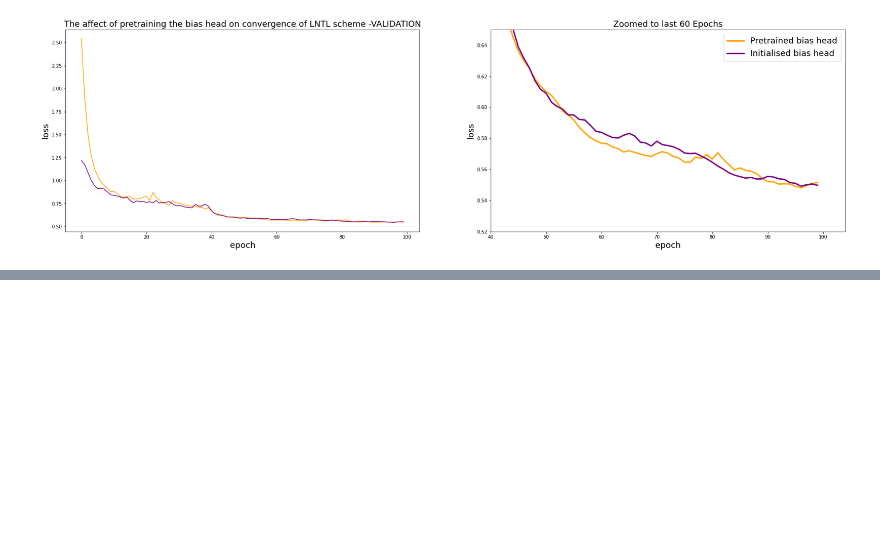
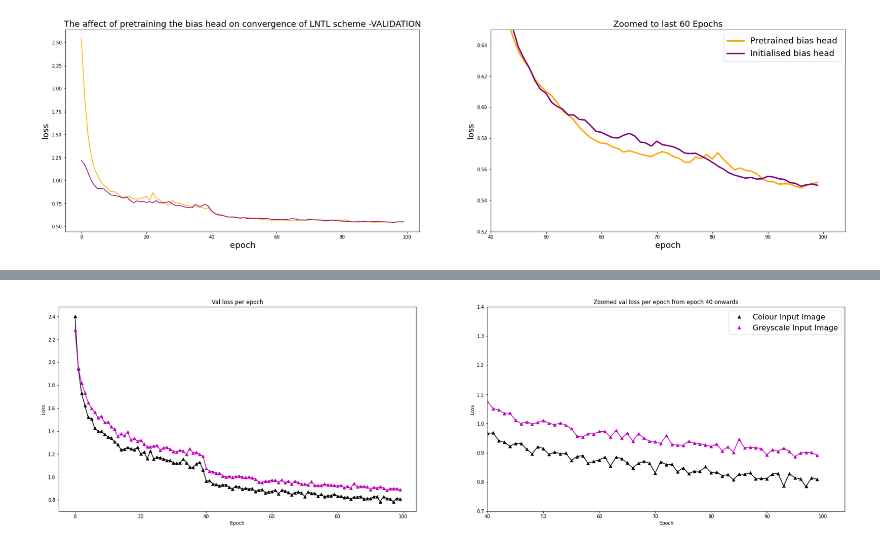
Before and after one commit to JackStelling/BiasMitigation, a Jupyter notebook: LNTL/utils/visualisations.ipynb, the cells around one changed output, grey strips where cells are left out. Drawn from its saved outputs; the diff is of its cells as text; code cells hidden in the pictures; blank space fills up the shorter version.

```diff
--- a/LNTL/utils/visualisations.ipynb
+++ b/LNTL/utils/visualisations.ipynb
@@ -569,0 +617,27 @@ plt.show()
+# %%
+plt.figure(figsize=(30, 8))
+
+plt.subplot(1, 2, 1)
+plt.plot(segnet_colour_train, "k^", label='Colour Input Image')
+plt.plot(segnet_colour_train, "k")
+plt.plot(segnet_greyscale_train, "m^", label='Greyscale Input Image')
+plt.plot(segnet_greyscale_train, "m")
+plt.ylabel("Loss")
+plt.xlabel("Epoch")
+plt.title("Val loss per epoch")
+
+
+plt.subplot(1, 2, 2)
+plt.plot(segnet_colour_train, "k^", label='Colour Input Image')
+plt.plot(segnet_colour_train, "k")
+plt.plot(segnet_greyscale_train, "m^", label='Greyscale Input Image')
+plt.plot(segnet_greyscale_train, "m")
+plt.xlim(left=40)
+plt.ylim(0.7, 1.4)
+plt.ylabel("Loss")
+plt.xlabel("Epoch")
+plt.title("Zoomed val loss per epoch from epoch 40 onwards")
+plt.legend(loc='upper right', prop={'size': 16})
+plt.show()
+# %% [output]
+[figure, added]
```
Also changed, not shown: parts of 5 cells of this notebook, 22 other files.
